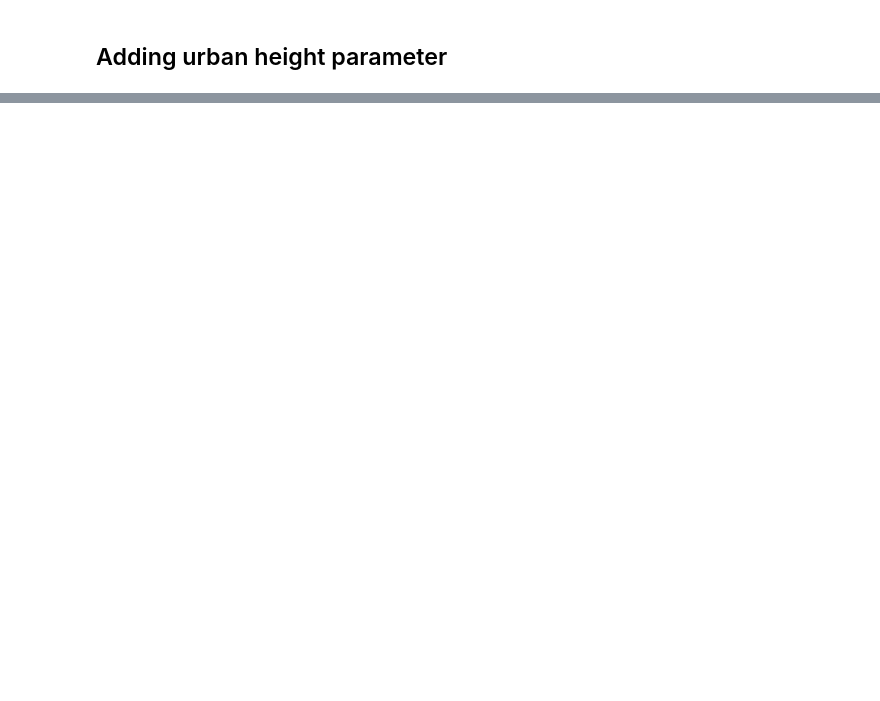
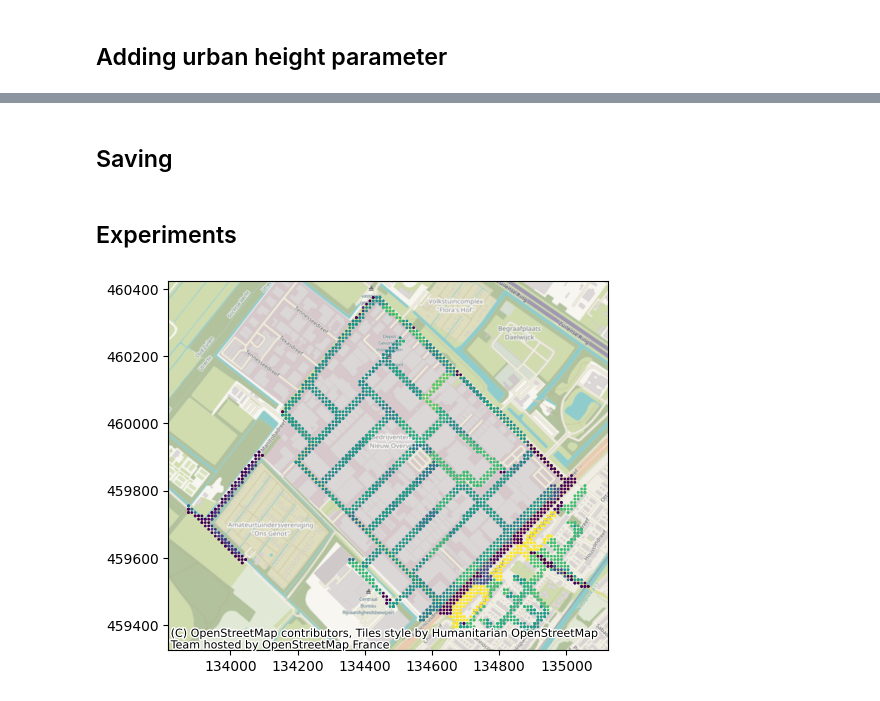
Before and after one commit to Floris-C/noise-thesis, a Jupyter notebook: method/03-model_preprocessing.ipynb, the cells around one changed output, grey strips where cells are left out. Cells and saved outputs as stored; diff of their text form; code cells hidden in the pictures; blank space fills up the shorter version.

Commit message:
expanded model input data added baseline models for rk

```diff
--- a/method/03-model_preprocessing.ipynb
+++ b/method/03-model_preprocessing.ipynb
@@ -234,4 +86,0 @@ cx.add_basemap(ax, crs=n.crs)
-# %%
-ax = e.plot()
-import contextily as cx
-cx.add_basemap(ax, crs=e.crs)
@@ -247,2 +115,25 @@ osmnx.plot.plot_graph(t)
+# %%
+# * retrieving industrial locations? NVM IT LANDUSE NOW
+landuse = osmnx.features_from_place(area_of_interest, tags={'landuse': True}
+    ) # takes a minute
+landuse = landuse.to_crs(road_dba_gdf.crs)
+
+# adding encoded land use indicators to gdf
+road_dba_gdf['landuse_is_residential'] = [dist < 10 for dist in
+        landuse[landuse['landuse'].isin(['residential'])]['geometry'].sindex.nearest(
+        road_dba_gdf['geometry'], return_all=False, return_distance=True)[1]]
+road_dba_gdf['landuse_is_commercial'] = [dist < 10 for dist in
+        landuse[landuse['landuse'].isin(['commercial', 'retail'])]['geometry'].sindex.nearest(
+        road_dba_gdf['geometry'], return_all=False, return_distance=True)[1]]
+road_dba_gdf['landuse_is_industrial'] = [dist < 10 for dist in
+        landuse[landuse['landuse'].isin(['industrial'])]['geometry'].sindex.nearest(
+        road_dba_gdf['geometry'], return_all=False, return_distance=True)[1]]
 # %% [markdown]
 ## Adding urban height parameter
+# %%
+# Collecting references to relevant height tiles
+import shapely
+height_tiles = gpd.read_file('..\\data\\height_tile_index.fgb', engine='pyogrio', use_arrow=True)
+clip_bbox = road_dba_gdf['geometry'].total_bounds
+height_tiles = height_tiles[height_tiles['geometry'].intersects(shapely.box(*clip_bbox))]
+height_tiles
@@ -248,0 +212,16 @@ osmnx.plot.plot_graph(t)
+# %%
+# Connecting height_gdf to road dba data
+
+# then collect each building which intersects said buffer
+# retain heighest building height in that buffer
+def get_building_for_road(road_gdf, building_heights, buffer_radius=25, height_col='height_70p'): # for each point in road_dba_gdf
+    # this gon be very expensive
+    road_points = road_gdf['geometry'].buffer(buffer_radius) # create a buffer of 15(?)m
+    return [building_heights[building_heights['geometry'].intersects(rp)][height_col].max()
+            for rp in road_points]
+
+road_dba_gdf['building_height'] = get_building_for_road(road_dba_gdf, height_gdf)
+# fill nans with building height zero
+road_dba_gdf['building_height'] = road_dba_gdf['building_height'].fillna(0)
+# %% [markdown]
+## Saving
@@ -248,0 +230,7 @@ osmnx.plot.plot_graph(t)
+# %% [markdown]
+## Experiments
+# %%
+ax = road_dba_gdf.plot(column='building_height', markersize=1)
+cx.add_basemap(ax, crs=road_dba_gdf.crs)
+# %% [output]
+[figure, added]
```
Also changed, not shown: parts of 32 cells of this notebook, 3 other files.
